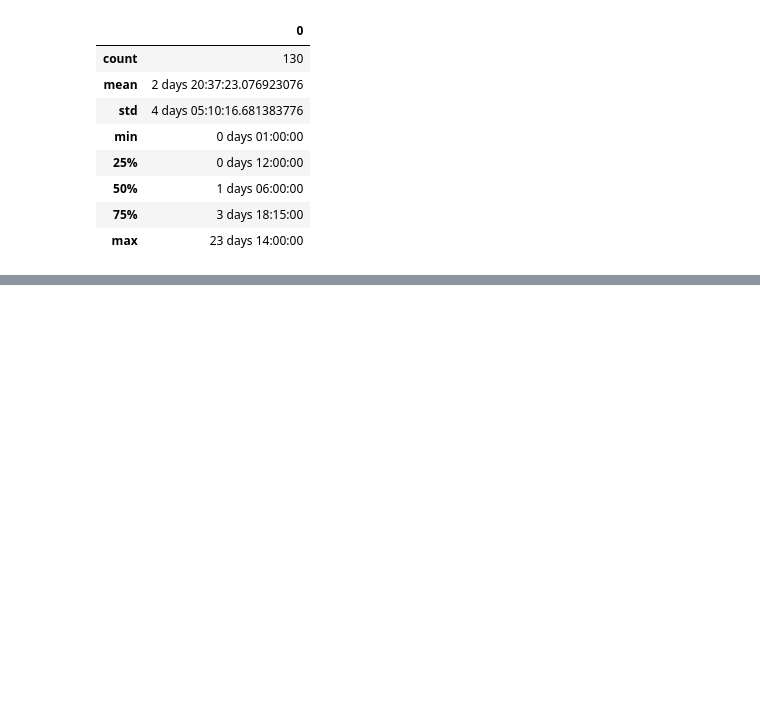
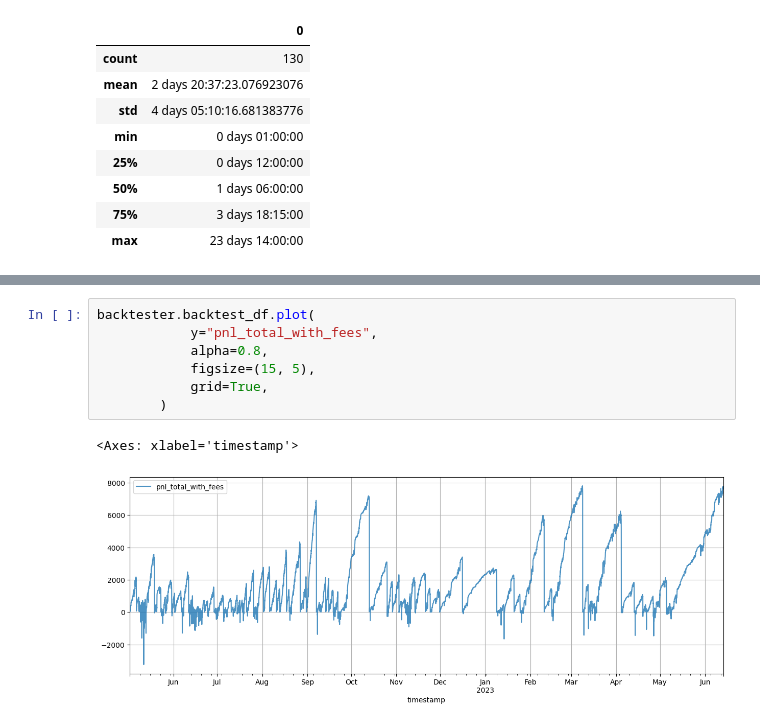
Before and after one commit to adradr/uniswap-delta-neutral-hedge-hft, a Jupyter notebook: backtesting/uniswap_fee_and_divergence.ipynb, the cells around one changed output, grey strips where cells are left out. Drawn from its saved outputs; the diff is of its cells as text; blank space fills up the shorter version.

```diff
--- a/backtesting/uniswap_fee_and_divergence.ipynb
+++ b/backtesting/uniswap_fee_and_divergence.ipynb
@@ -84,0 +153,10 @@ Frequency of positions in hours
+# %%
+backtester.backtest_df.plot(
+            y="pnl_total_with_fees",
+            alpha=0.8,
+            figsize=(15, 5),
+            grid=True,
+        )
+# %% [output]
+<Axes: xlabel='timestamp'>
+[figure, added]
```
Also changed, not shown: parts of 7 cells of this notebook, 2 other files.
